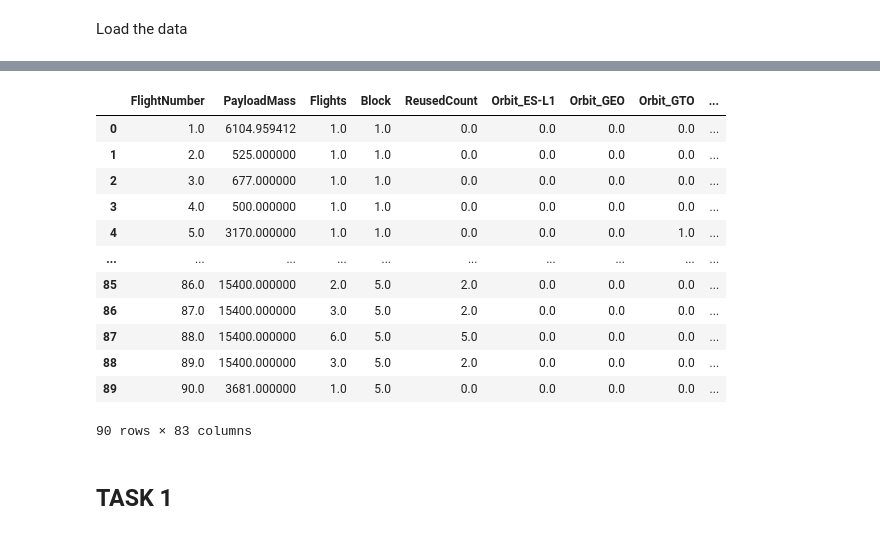
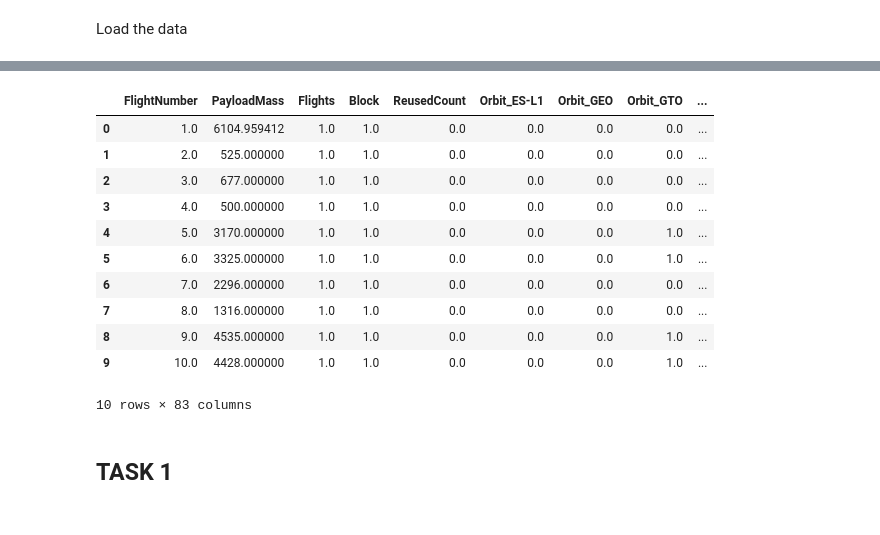
Before and after one commit to mcundins/CapstoneIBMDS, a Jupyter notebook: SpaceX_Machine_Learning_Prediction_Part_5.jupyterlite.ipynb, the cells around one changed output, grey strips where cells are left out. Saved outputs shown, nothing was run; the diff lists cells and outputs as text; code cells hidden in the pictures.

```diff
--- a/SpaceX_Machine_Learning_Prediction_Part_5.jupyterlite.ipynb
+++ b/SpaceX_Machine_Learning_Prediction_Part_5.jupyterlite.ipynb
@@ -94,21 +86,20 @@ data.head()
 URL2 = 'https://cf-courses-data.s3.us.cloud-object-storage.appdomain.cloud/IBM-DS0321EN-SkillsNetwork/datasets/dataset_part_3.csv'
 X = pd.read_csv(URL2)
 # %%
-X.head(100)
+X.head(10)
 # %% [output]
 |  | FlightNumber | PayloadMass | Flights | Block | ReusedCount | Orbit_ES-L1 | Orbit_GEO | Orbit_GTO | ... |
 | 0 | 1.0 | 6104.959412 | 1.0 | 1.0 | 0.0 | 0.0 | 0.0 | 0.0 | ... |
 | 1 | 2.0 | 525.000000 | 1.0 | 1.0 | 0.0 | 0.0 | 0.0 | 0.0 | ... |
 | 2 | 3.0 | 677.000000 | 1.0 | 1.0 | 0.0 | 0.0 | 0.0 | 0.0 | ... |
 | 3 | 4.0 | 500.000000 | 1.0 | 1.0 | 0.0 | 0.0 | 0.0 | 0.0 | ... |
 | 4 | 5.0 | 3170.000000 | 1.0 | 1.0 | 0.0 | 0.0 | 0.0 | 1.0 | ... |
-| ... | ... | ... | ... | ... | ... | ... | ... | ... | ... |
-| 85 | 86.0 | 15400.000000 | 2.0 | 5.0 | 2.0 | 0.0 | 0.0 | 0.0 | ... |
-| 86 | 87.0 | 15400.000000 | 3.0 | 5.0 | 2.0 | 0.0 | 0.0 | 0.0 | ... |
-| 87 | 88.0 | 15400.000000 | 6.0 | 5.0 | 5.0 | 0.0 | 0.0 | 0.0 | ... |
-| 88 | 89.0 | 15400.000000 | 3.0 | 5.0 | 2.0 | 0.0 | 0.0 | 0.0 | ... |
-| 89 | 90.0 | 3681.000000 | 1.0 | 5.0 | 0.0 | 0.0 | 0.0 | 0.0 | ... |
+| 5 | 6.0 | 3325.000000 | 1.0 | 1.0 | 0.0 | 0.0 | 0.0 | 1.0 | ... |
+| 6 | 7.0 | 2296.000000 | 1.0 | 1.0 | 0.0 | 0.0 | 0.0 | 0.0 | ... |
+| 7 | 8.0 | 1316.000000 | 1.0 | 1.0 | 0.0 | 0.0 | 0.0 | 0.0 | ... |
+| 8 | 9.0 | 4535.000000 | 1.0 | 1.0 | 0.0 | 0.0 | 0.0 | 1.0 | ... |
+| 9 | 10.0 | 4428.000000 | 1.0 | 1.0 | 0.0 | 0.0 | 0.0 | 1.0 | ... |
-90 rows × 83 columns
+10 rows × 83 columns
 # %% [markdown]
 ## TASK  1
 # %% [markdown]
```
Also changed, not shown: parts of 8 cells of this notebook.
